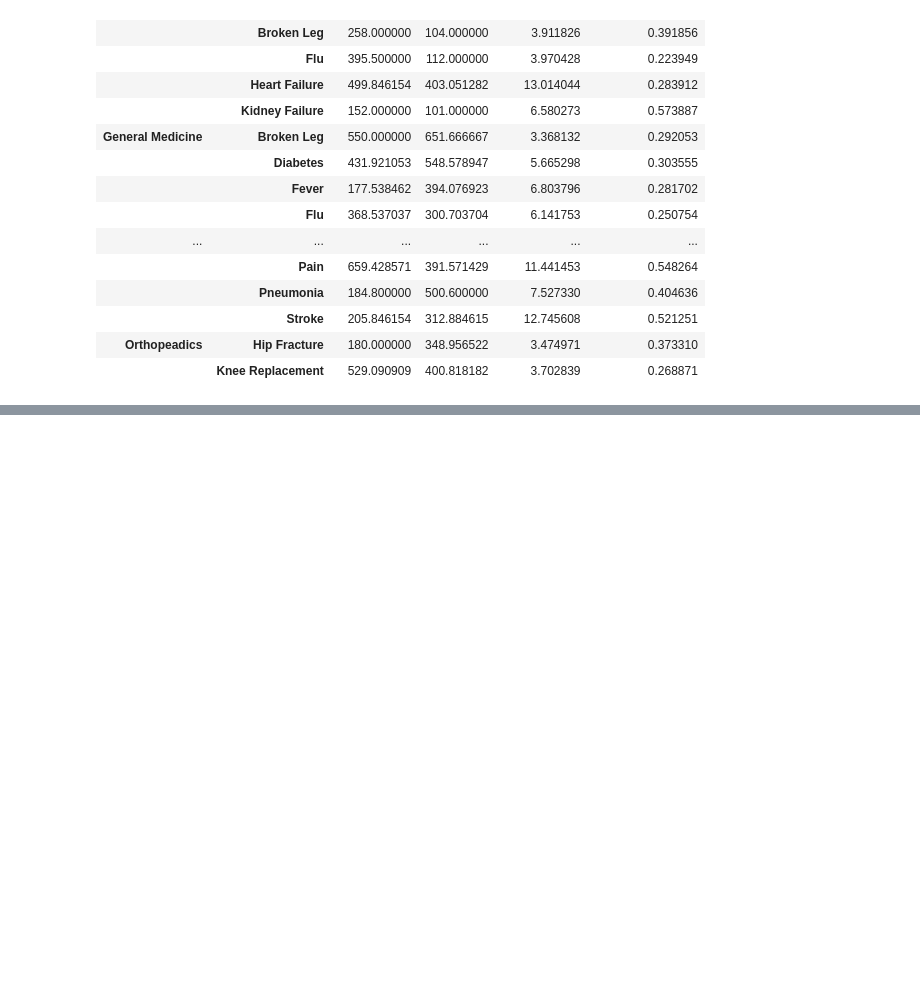
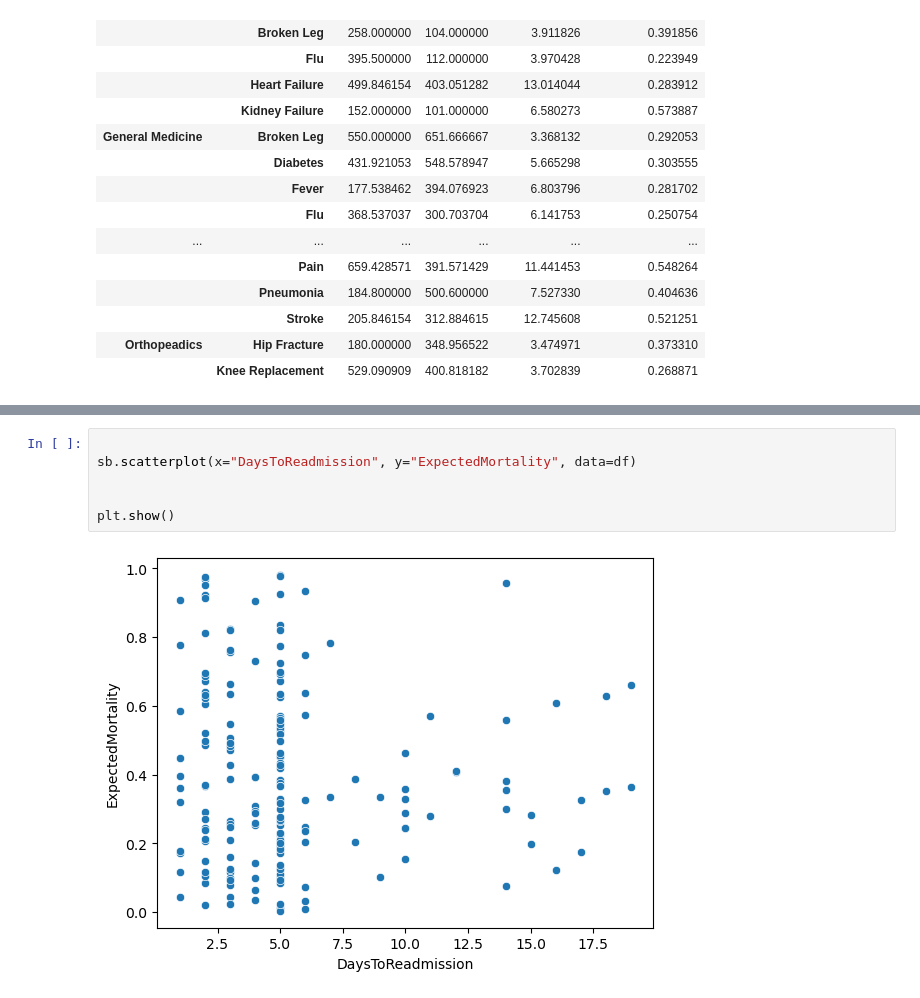
Before and after one commit to fathimadev35/PythonCoders, a Jupyter notebook: PythonCoders-EDA-Notebook.ipynb, the cells around one changed output, grey strips where cells are left out. Drawn from its saved outputs; the diff is of its cells as text; blank space fills up the shorter version.

```diff
--- a/PythonCoders-EDA-Notebook.ipynb
+++ b/PythonCoders-EDA-Notebook.ipynb
@@ -221,0 +242,8 @@ df.groupby(['Service', 'PrimaryDiagnosis']).mean()
+# %%
+
+sb.scatterplot(x="DaysToReadmission", y="ExpectedMortality", data=df)
+
+
+plt.show()
+# %% [output]
+[figure, added]
```
Also changed, not shown: parts of 7 cells of this notebook.
